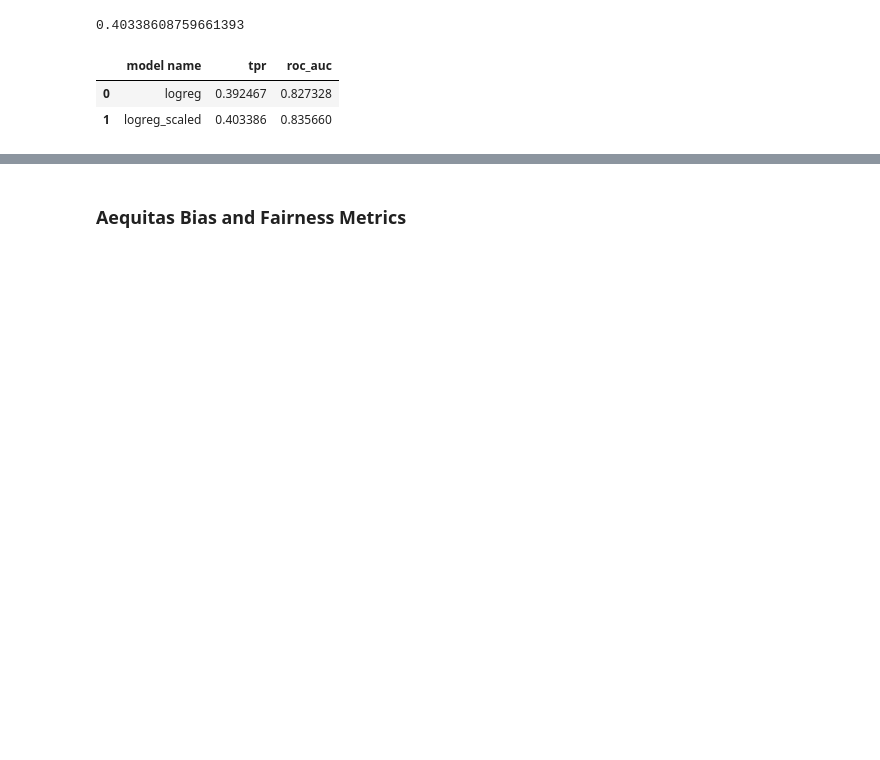
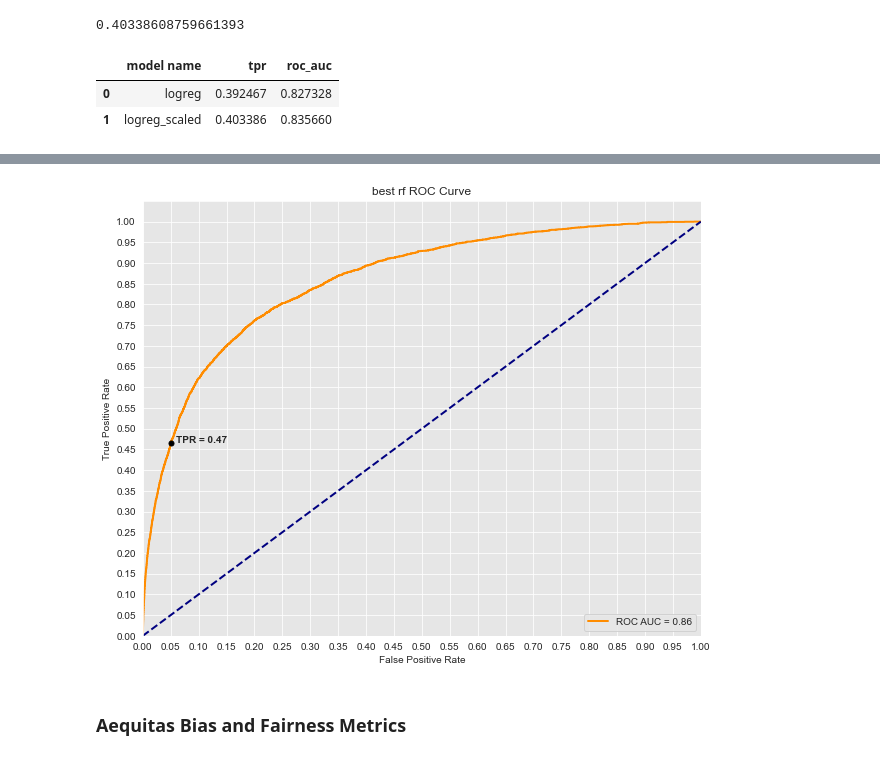
Before and after one commit to luke-lite/Bank-Account-Fraud-Detection, a Jupyter notebook: Bank-Account-Fraud-Detection-Temporal-Split.ipynb, the cells around one changed output, grey strips where cells are left out. Cells and saved outputs as stored; diff of their text form; code cells hidden in the pictures; blank space fills up the shorter version.

```diff
--- a/Bank-Account-Fraud-Detection-Temporal-Split.ipynb
+++ b/Bank-Account-Fraud-Detection-Temporal-Split.ipynb
@@ -449,0 +515,2 @@ pd.DataFrame(rf_gs.cv_results_)
+# %%
+rf_best = RandomForestClassifier(criterion='gini', max_depth=5, max_features='sqrt')
@@ -450,3 +535,7 @@ pd.DataFrame(rf_gs.cv_results_)
+# %%
+rf_best_eval.plot_roc(test_set=True)
+# %% [output]
+[figure, added]
 # %% [markdown]
 ### Aequitas Bias and Fairness Metrics
 # %%
```
Also changed, not shown: parts of 56 cells of this notebook.
